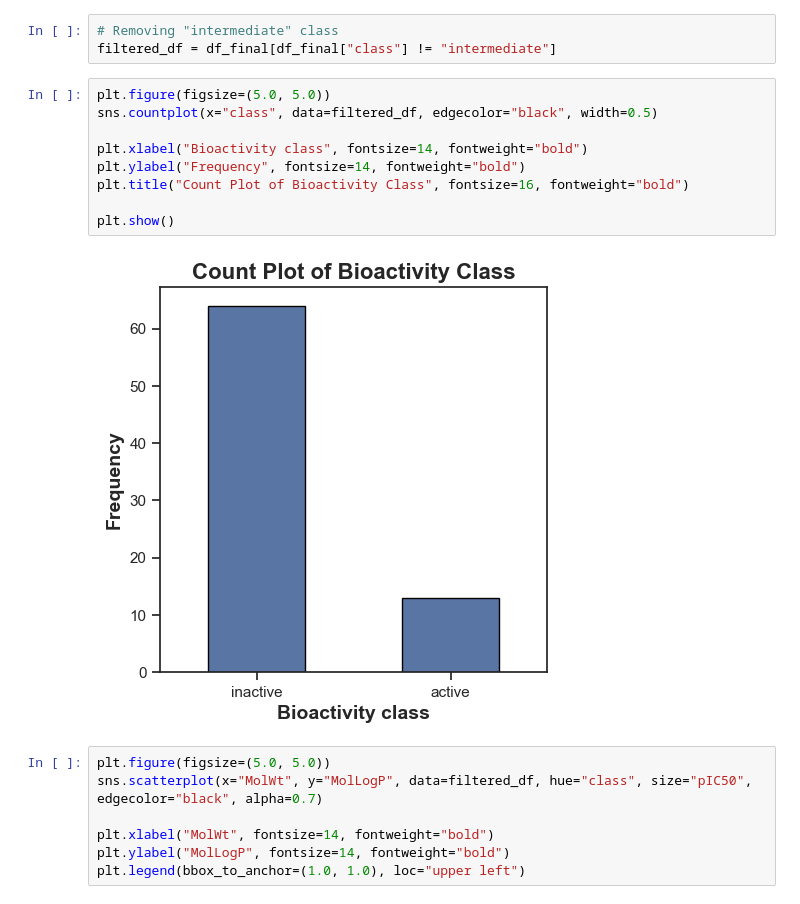
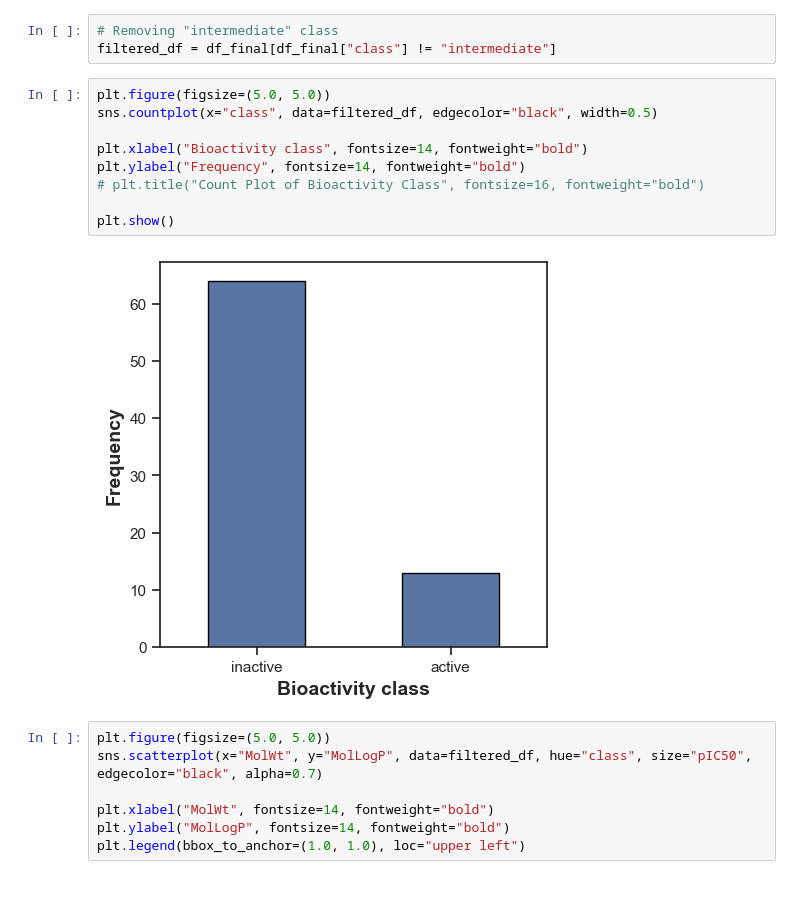
Before and after one commit to itsNileshHere/Drug-Discovery, a Jupyter notebook: Drug Detection.ipynb, the cells around one changed output. Cells and saved outputs as stored; diff of their text form.

```diff
--- a/Drug Detection.ipynb
+++ b/Drug Detection.ipynb
@@ -242,14 +250,14 @@ filtered_df = df_final[df_final["class"] != "intermediate"]
 # %%
 plt.figure(figsize=(5.0, 5.0))
 sns.countplot(x="class", data=filtered_df, edgecolor="black", width=0.5)
 
 plt.xlabel("Bioactivity class", fontsize=14, fontweight="bold")
 plt.ylabel("Frequency", fontsize=14, fontweight="bold")
-plt.title("Count Plot of Bioactivity Class", fontsize=16, fontweight="bold")
+# plt.title("Count Plot of Bioactivity Class", fontsize=16, fontweight="bold")
 
 plt.show()
 # %% [output]
-[figure, old version]
+[figure, new version]
 # %%
 plt.figure(figsize=(5.0, 5.0))
 sns.scatterplot(x="MolWt", y="MolLogP", data=filtered_df, hue="class", size="pIC50", edgecolor="black", alpha=0.7)
```
Also changed, not shown: parts of 18 cells of this notebook, 2 other files.
